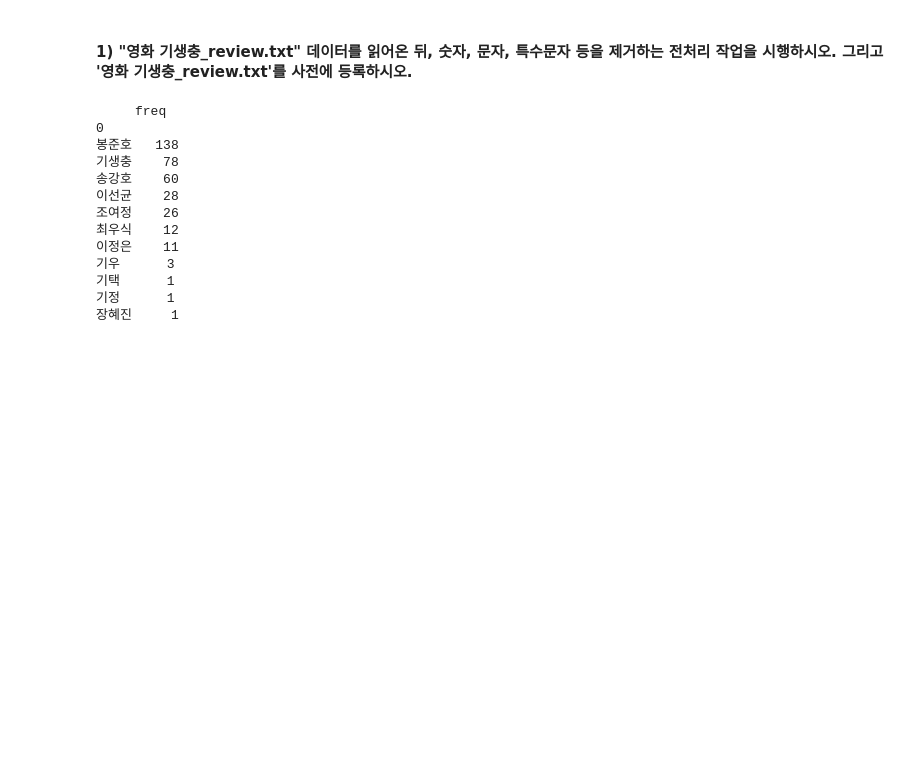
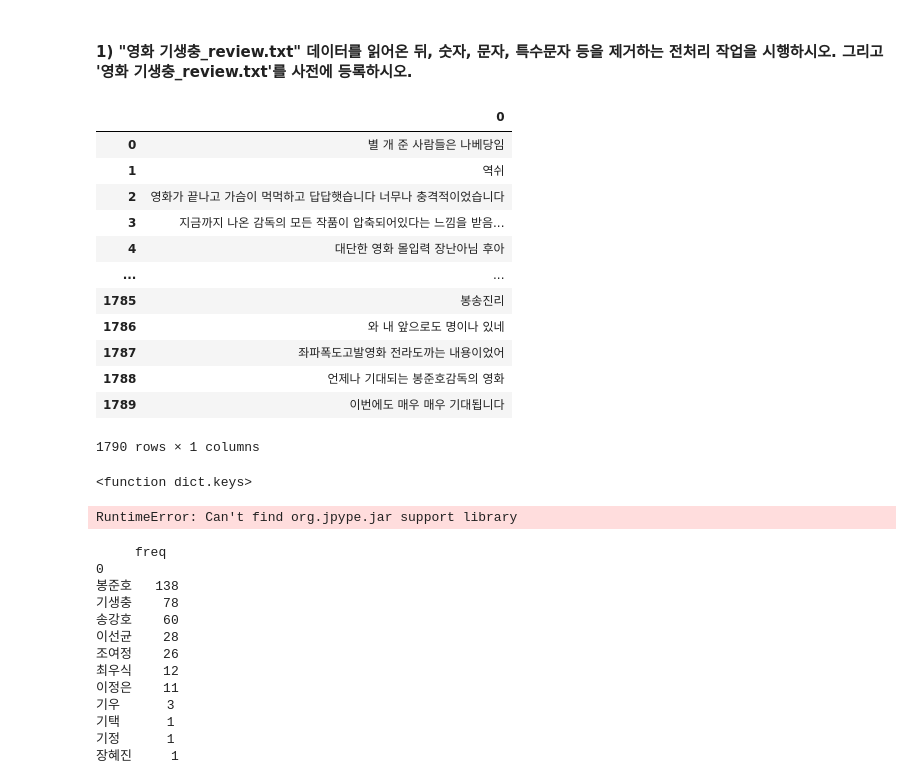
Before and after one commit to blueage98/adp_work, a Jupyter notebook: ADP-실기-R/모의고사 1회.ipynb, the cells around one changed output. Cells and saved outputs as stored; diff of their text form; code cells hidden in the pictures; blank space fills up the shorter version.

```diff
--- a/ADP-실기-R/모의고사 1회.ipynb
+++ b/ADP-실기-R/모의고사 1회.ipynb
@@ -518,12 +518,27 @@ print('결정계수: {:.3f}'.format(lr.score(X,y)))
 # %%
 import pandas as pd
 import re
 
 #파일이 읽혀지지 않는다면, 첫번째 encoding문자, 그리고 깨진 문자 때문일 수 있으니 위치를 찾아야 한다. 그리고
-data = pd.read_csv("D:\python\workspace\material_ADP\영화_기생충_review.txt", encoding='cp949', header=None, engine='python', sep='\r\n')
+data = pd.read_csv(".\모의고사 1회\영화 기생충_review.txt", encoding='cp949', header=None, engine='python', sep='\r\n')
 
 # 특수문자 제거
 data.iloc[:,0] = data.iloc[:,0].apply(lambda x: re.sub(r"[^\uAC00-\uD7A3a-zA-Z\s]", " ", x)).copy()      #한글/영문/숫자가 아닌 것을 지워라.
+data
+# %% [output]
+|  | 0 |
+| 0 | 별 개 준 사람들은 나베당임 |
+| 1 | 역쉬 |
+| 2 | 영화가 끝나고 가슴이 먹먹하고 답답햇습니다 너무나 충격적이었습니다 |
+| 3 | 지금까지 나온 감독의 모든 작품이 압축되어있다는 느낌을 받음... |
+| 4 | 대단한 영화 몰입력 장난아님 후아 |
+| ... | ... |
+| 1785 | 봉송진리 |
+| 1786 | 와 내 앞으로도 명이나 있네 |
+| 1787 | 좌파폭도고발영화 전라도까는 내용이었어 |
+| 1788 | 언제나 기대되는 봉준호감독의 영화 |
+| 1789 | 이번에도 매우 매우 기대됩니다 |
+1790 rows × 1 columns
 # %%
 # =============================================================
 # 방식 1.   CountVectorizer를 써서 빈도 매트릭스를 만들고 sum하는 방식
@@ -545,6 +560,8 @@ df_count.columns = ['freq']
 
 # dictionary로 만들고 싶을 때
 dic = dict(zip(word_list, count_list))
+# %% [output]
+<function dict.keys>
 # %%
 # =============================================================
 # 방식 2.   konlpy를 사용하는 방식. 복잡하지만 명사 등 품사별 추출이 된다.
@@ -574,6 +591,9 @@ df_count.columns = ['freq']
 
 # dictionary로 만들고 싶을 때
 dic = dict(noun_list)
+dic
+# %% [output]
+RuntimeError: Can't find org.jpype.jar support library
 # %%
 # 관심있는 단어의 목록을 읽어온다.
 import matplotlib.pyplot as plt
```
Also changed, not shown: 1 other file.
